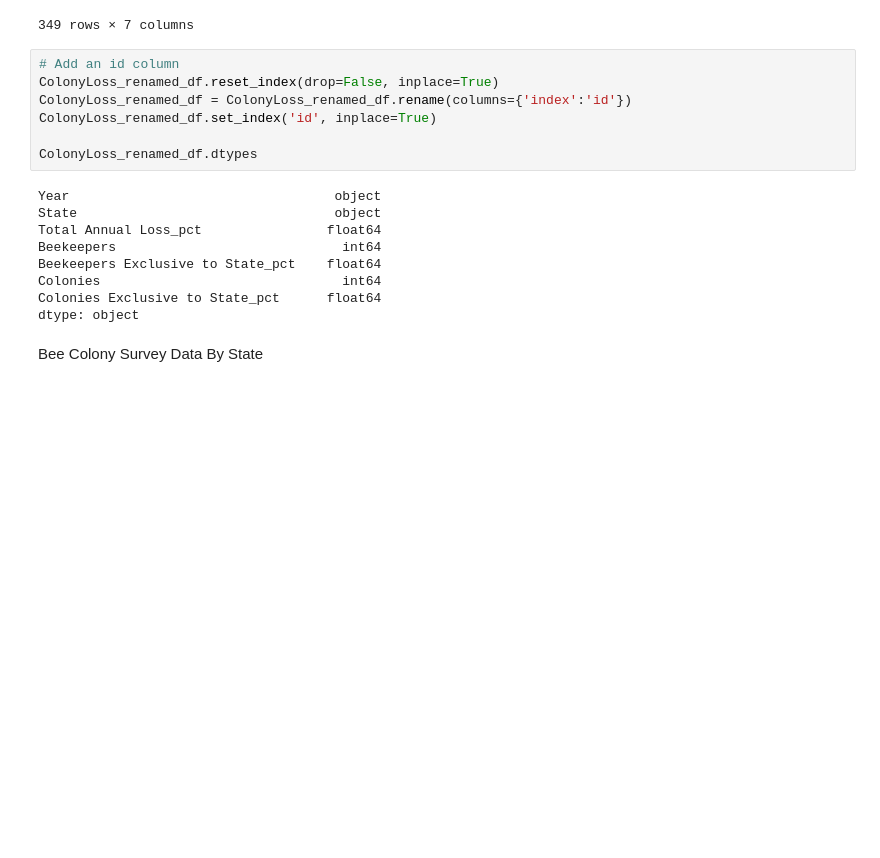
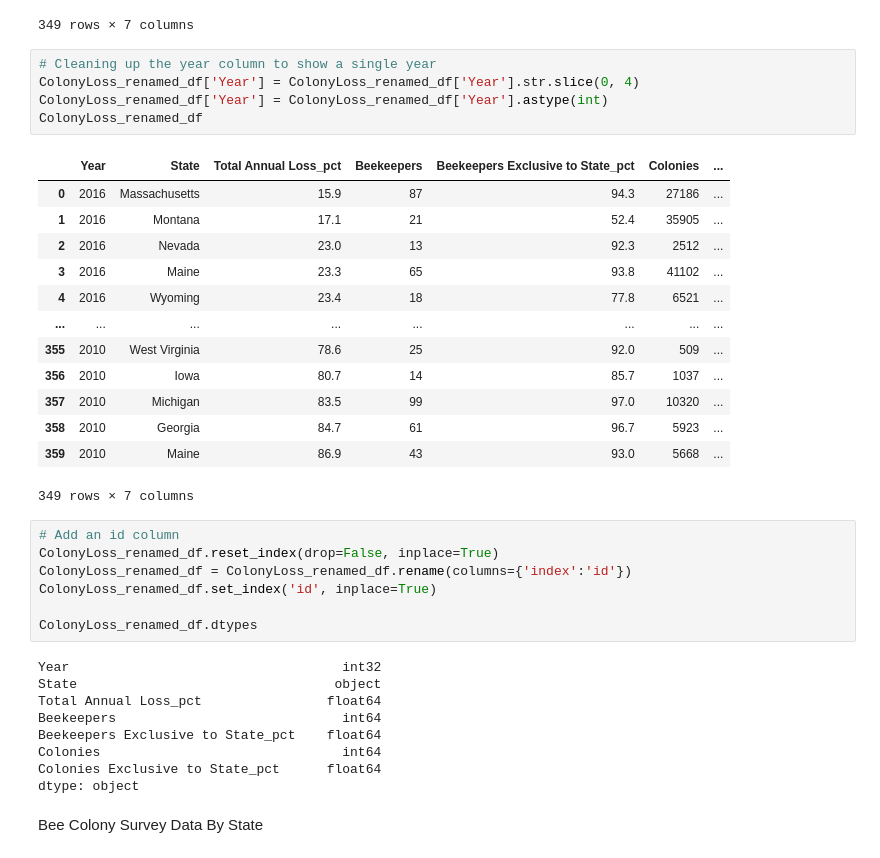
Before and after one commit to JasonAlfred/beeColonies, a Jupyter notebook: SQL functions_final.ipynb, the cells around one changed output. Cells and saved outputs as stored; diff of their text form; blank space fills up the shorter version.

Commit message:
Cleaning up compound year column for beeColonyLoss

```diff
--- a/SQL functions_final.ipynb
+++ b/SQL functions_final.ipynb
@@ -162,6 +162,25 @@ ColonyLoss_renamed_df
 | 358 | 2010/11 | Georgia | 84.7 | 61 | 96.7 | 5923 | ... |
 | 359 | 2010/11 | Maine | 86.9 | 43 | 93.0 | 5668 | ... |
 349 rows × 7 columns
+# %%
+# Cleaning up the year column to show a single year
+ColonyLoss_renamed_df['Year'] = ColonyLoss_renamed_df['Year'].str.slice(0, 4)
+ColonyLoss_renamed_df['Year'] = ColonyLoss_renamed_df['Year'].astype(int)
+ColonyLoss_renamed_df
+# %% [output]
+|  | Year | State | Total Annual Loss_pct | Beekeepers | Beekeepers Exclusive to State_pct | Colonies | ... |
+| 0 | 2016 | Massachusetts | 15.9 | 87 | 94.3 | 27186 | ... |
+| 1 | 2016 | Montana | 17.1 | 21 | 52.4 | 35905 | ... |
+| 2 | 2016 | Nevada | 23.0 | 13 | 92.3 | 2512 | ... |
+| 3 | 2016 | Maine | 23.3 | 65 | 93.8 | 41102 | ... |
+| 4 | 2016 | Wyoming | 23.4 | 18 | 77.8 | 6521 | ... |
+| ... | ... | ... | ... | ... | ... | ... | ... |
+| 355 | 2010 | West Virginia | 78.6 | 25 | 92.0 | 509 | ... |
+| 356 | 2010 | Iowa | 80.7 | 14 | 85.7 | 1037 | ... |
+| 357 | 2010 | Michigan | 83.5 | 99 | 97.0 | 10320 | ... |
+| 358 | 2010 | Georgia | 84.7 | 61 | 96.7 | 5923 | ... |
+| 359 | 2010 | Maine | 86.9 | 43 | 93.0 | 5668 | ... |
+349 rows × 7 columns
 # %%
 # Add an id column
 ColonyLoss_renamed_df.reset_index(drop=False, inplace=True)
@@ -170,7 +189,7 @@ ColonyLoss_renamed_df.set_index('id', inplace=True)
 
 ColonyLoss_renamed_df.dtypes
 # %% [output]
-Year                                  object
+Year                                   int32
 State                                 object
 Total Annual Loss_pct                float64
 Beekeepers                             int64
```
Also changed, not shown: parts of 2 cells of this notebook, 1 other file.
